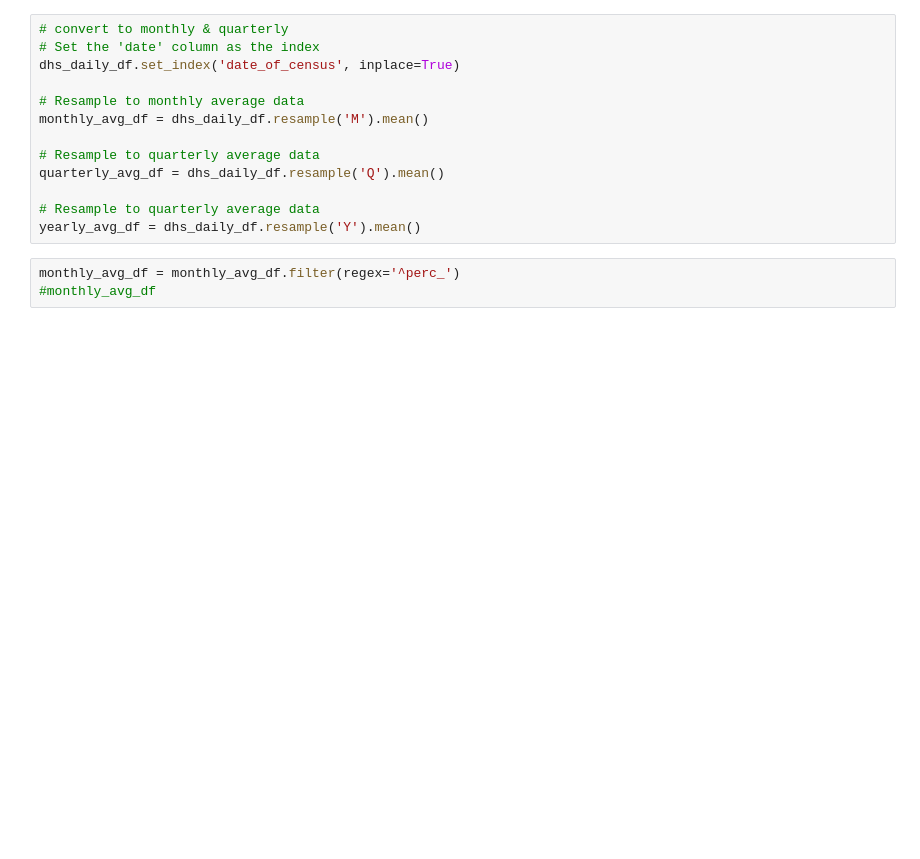
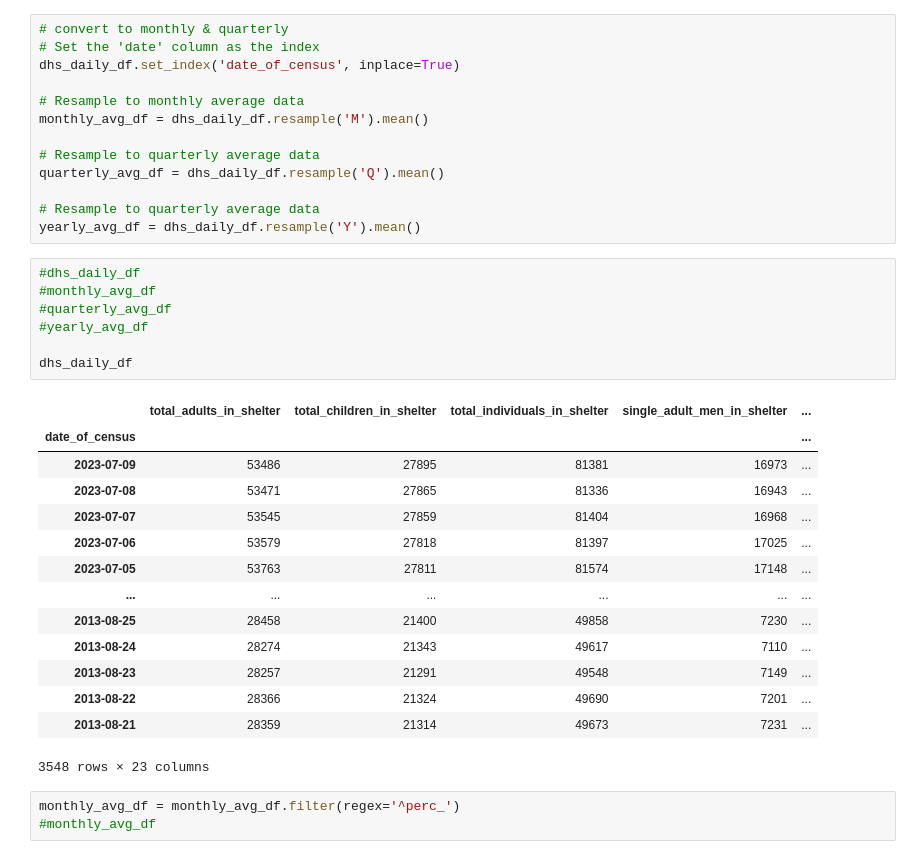
Before and after one commit to Mofeoluwa/ds4a-2023-team-7, a Jupyter notebook: housing/nyc_dhs_analysis.ipynb, the cells around one changed output. Cells and saved outputs as stored; diff of their text form; blank space fills up the shorter version.

```diff
--- a/housing/nyc_dhs_analysis.ipynb
+++ b/housing/nyc_dhs_analysis.ipynb
@@ -289,6 +315,28 @@ quarterly_avg_df = dhs_daily_df.resample('Q').mean()
 
 # Resample to quarterly average data
 yearly_avg_df = dhs_daily_df.resample('Y').mean()
+# %%
+#dhs_daily_df
+#monthly_avg_df
+#quarterly_avg_df
+#yearly_avg_df
+
+dhs_daily_df
+# %% [output]
+|  | total_adults_in_shelter | total_children_in_shelter | total_individuals_in_shelter | single_adult_men_in_shelter | ... |
+| date_of_census |  |  |  |  | ... |
+| 2023-07-09 | 53486 | 27895 | 81381 | 16973 | ... |
+| 2023-07-08 | 53471 | 27865 | 81336 | 16943 | ... |
+| 2023-07-07 | 53545 | 27859 | 81404 | 16968 | ... |
+| 2023-07-06 | 53579 | 27818 | 81397 | 17025 | ... |
+| 2023-07-05 | 53763 | 27811 | 81574 | 17148 | ... |
+| ... | ... | ... | ... | ... | ... |
+| 2013-08-25 | 28458 | 21400 | 49858 | 7230 | ... |
+| 2013-08-24 | 28274 | 21343 | 49617 | 7110 | ... |
+| 2013-08-23 | 28257 | 21291 | 49548 | 7149 | ... |
+| 2013-08-22 | 28366 | 21324 | 49690 | 7201 | ... |
+| 2013-08-21 | 28359 | 21314 | 49673 | 7231 | ... |
+3548 rows × 23 columns
 # %%
 monthly_avg_df = monthly_avg_df.filter(regex='^perc_')
 #monthly_avg_df
```
Also changed, not shown: parts of 21 cells of this notebook, 5 other files.
